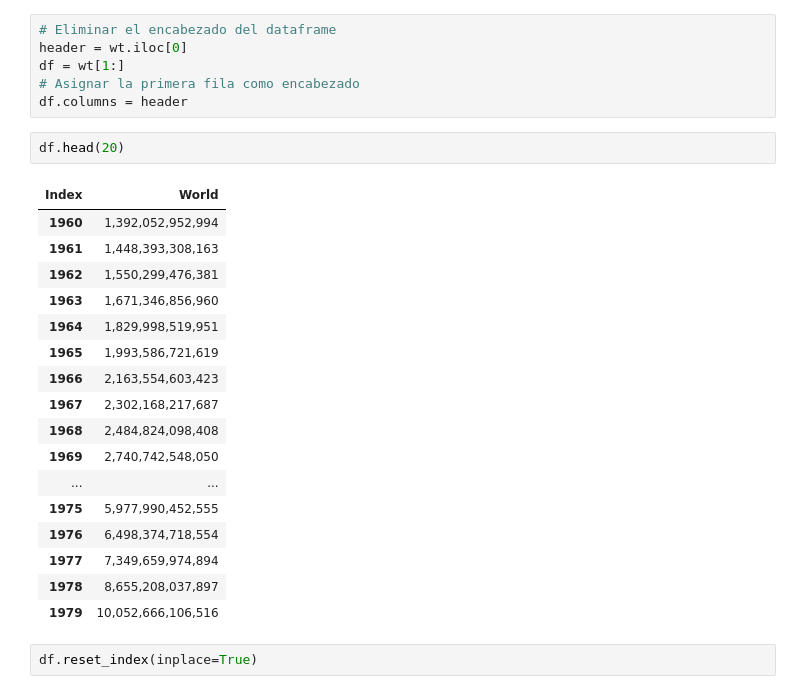
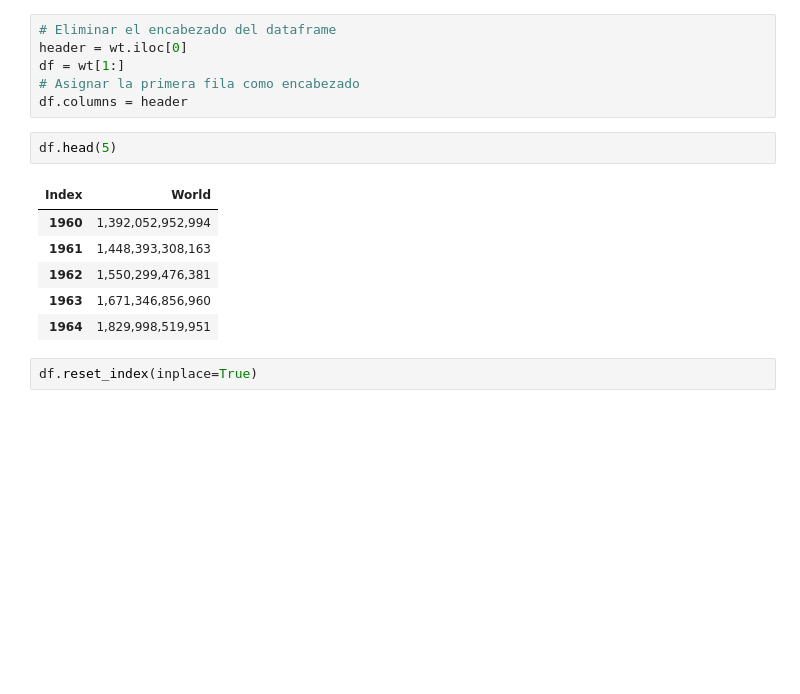
Before and after one commit to fabherhe/regressions, a Jupyter notebook: lineal_pib.ipynb, the cells around one changed output. Saved outputs shown, nothing was run; the diff lists cells and outputs as text; blank space fills up the shorter version.

```diff
--- a/lineal_pib.ipynb
+++ b/lineal_pib.ipynb
@@ -89,25 +89,14 @@ df = wt[1:]
 # Asignar la primera fila como encabezado
 df.columns = header
 # %%
-df.head(20)
+df.head(5)
 # %% [output]
 | Index | World |
 | 1960 | 1,392,052,952,994 |
 | 1961 | 1,448,393,308,163 |
 | 1962 | 1,550,299,476,381 |
 | 1963 | 1,671,346,856,960 |
 | 1964 | 1,829,998,519,951 |
-| 1965 | 1,993,586,721,619 |
-| 1966 | 2,163,554,603,423 |
-| 1967 | 2,302,168,217,687 |
-| 1968 | 2,484,824,098,408 |
-| 1969 | 2,740,742,548,050 |
-| ... | ... |
-| 1975 | 5,977,990,452,555 |
-| 1976 | 6,498,374,718,554 |
-| 1977 | 7,349,659,974,894 |
-| 1978 | 8,655,208,037,897 |
-| 1979 | 10,052,666,106,516 |
 # %%
 df.reset_index(inplace=True)
 # %%
```
Also changed, not shown: parts of 9 cells of this notebook.
